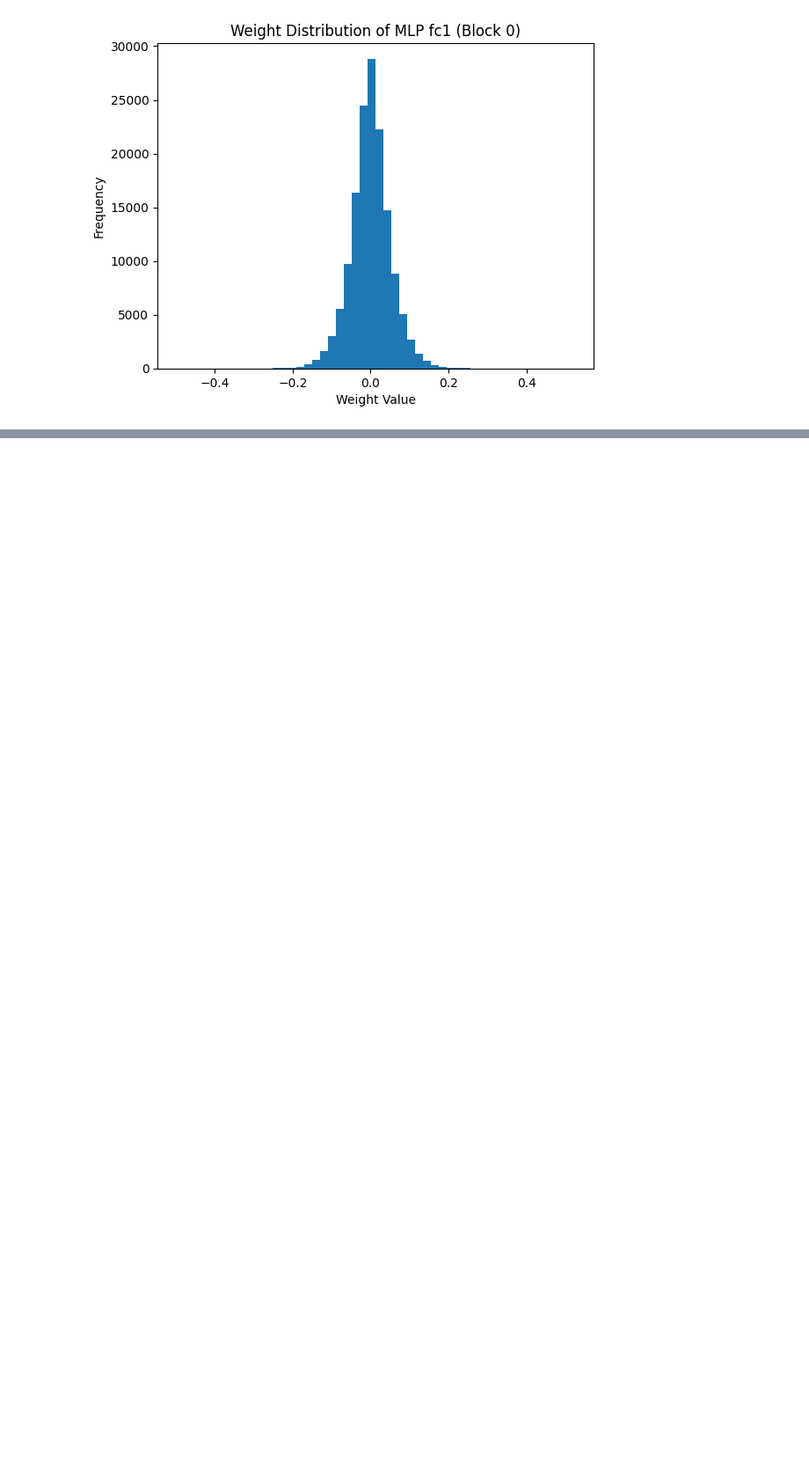
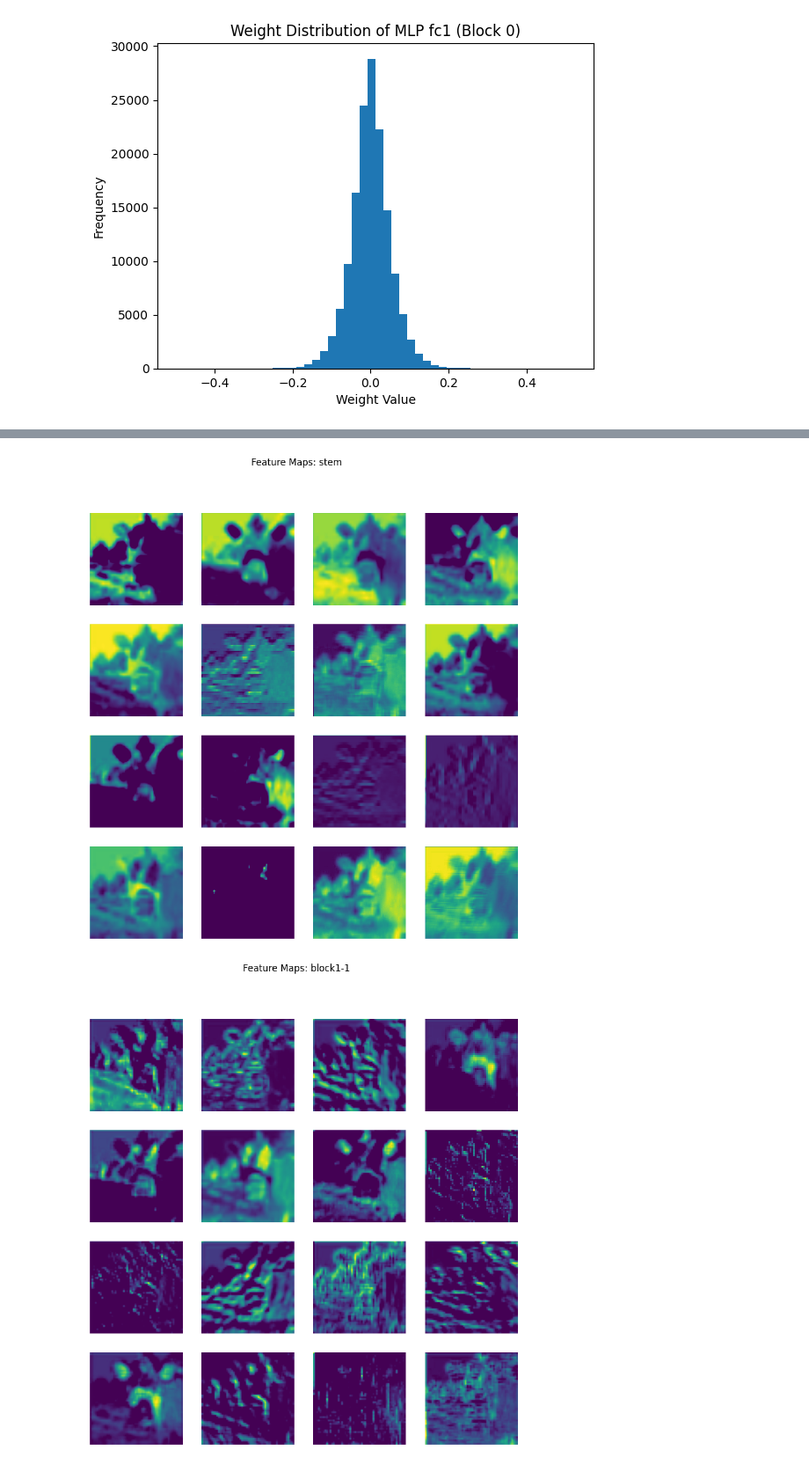
Before and after one commit to ilyarekun/NN_DeiT_25, a Jupyter notebook: 01visualize-output.ipynb, the cells around one changed output, grey strips where cells are left out. Shown at 88% size. Saved outputs shown, nothing was run; the diff lists cells and outputs as text; code cells hidden in the pictures; blank space fills up the shorter version.

```diff
--- a/01visualize-output.ipynb
+++ b/01visualize-output.ipynb
@@ -366,0 +409,51 @@ plt.show()
+# %%
+import torch
+import torchvision
+from torchvision import transforms
+import matplotlib.pyplot as plt
+import numpy as np
+
+# Load CIFAR-100 dataset for a sample image
+transform = transforms.Compose([
+    transforms.Resize((224, 224)),
+    transforms.ToTensor(),
+    transforms.Normalize(mean=[0.5071, 0.4867, 0.4408], std=[0.2675, 0.2565, 0.2761])
+])
+dataset = torchvision.datasets.CIFAR100(root='./data', train=True, download=True, transform=transform)
+sample_image, _ = dataset[0]
+input_image = sample_image.unsqueeze(0).to(device)
+# %%
+feature_maps = {}
+
+def get_feature_map(name):
+    def hook(module, input, output):
+        feature_maps[name] = output.detach()
+    return hook
+
+# Register hooks
+teacher_model.stem.register_forward_hook(get_feature_map('stem'))
+teacher_model.trunk_output.block1[1].register_forward_hook(get_feature_map('block1-1'))
+teacher_model.trunk_output.block2[3].register_forward_hook(get_feature_map('block2-3'))
+teacher_model.trunk_output.block3[10].register_forward_hook(get_feature_map('block3-10'))
+teacher_model.trunk_output.block4[0].register_forward_hook(get_feature_map('block4-0'))
+
+# Forward pass
+with torch.no_grad():
+    teacher_model(input_image)
+
+# Visualize feature maps
+def plot_feature_maps(feature_map, name, num_channels=16):
+    fmap = feature_map.squeeze(0).cpu().numpy()
+    fig, axes = plt.subplots(4, 4, figsize=(10, 10))
+    for i, ax in enumerate(axes.flat):
+        if i < num_channels and i < fmap.shape[0]:
+            ax.imshow(fmap[i], cmap='viridis')
+        ax.axis('off')
+    plt.suptitle(f'Feature Maps: {name}')
+    plt.show()
+
+for name, fmap in feature_maps.items():
+    plot_feature_maps(fmap, name)
+# %% [output]
+[figure, added]
+[figure, added]
```
Also changed, not shown: parts of 8 cells of this notebook.
